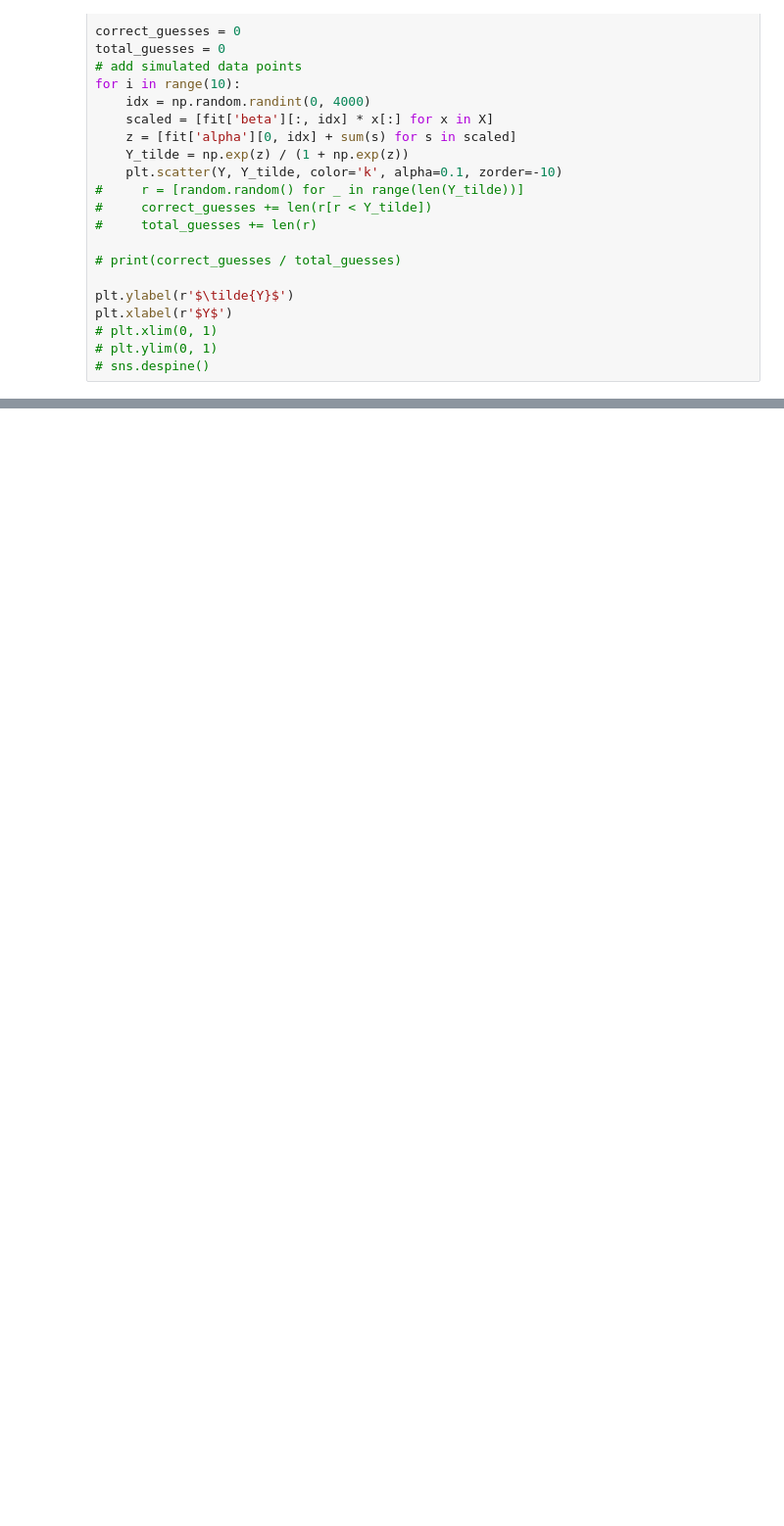
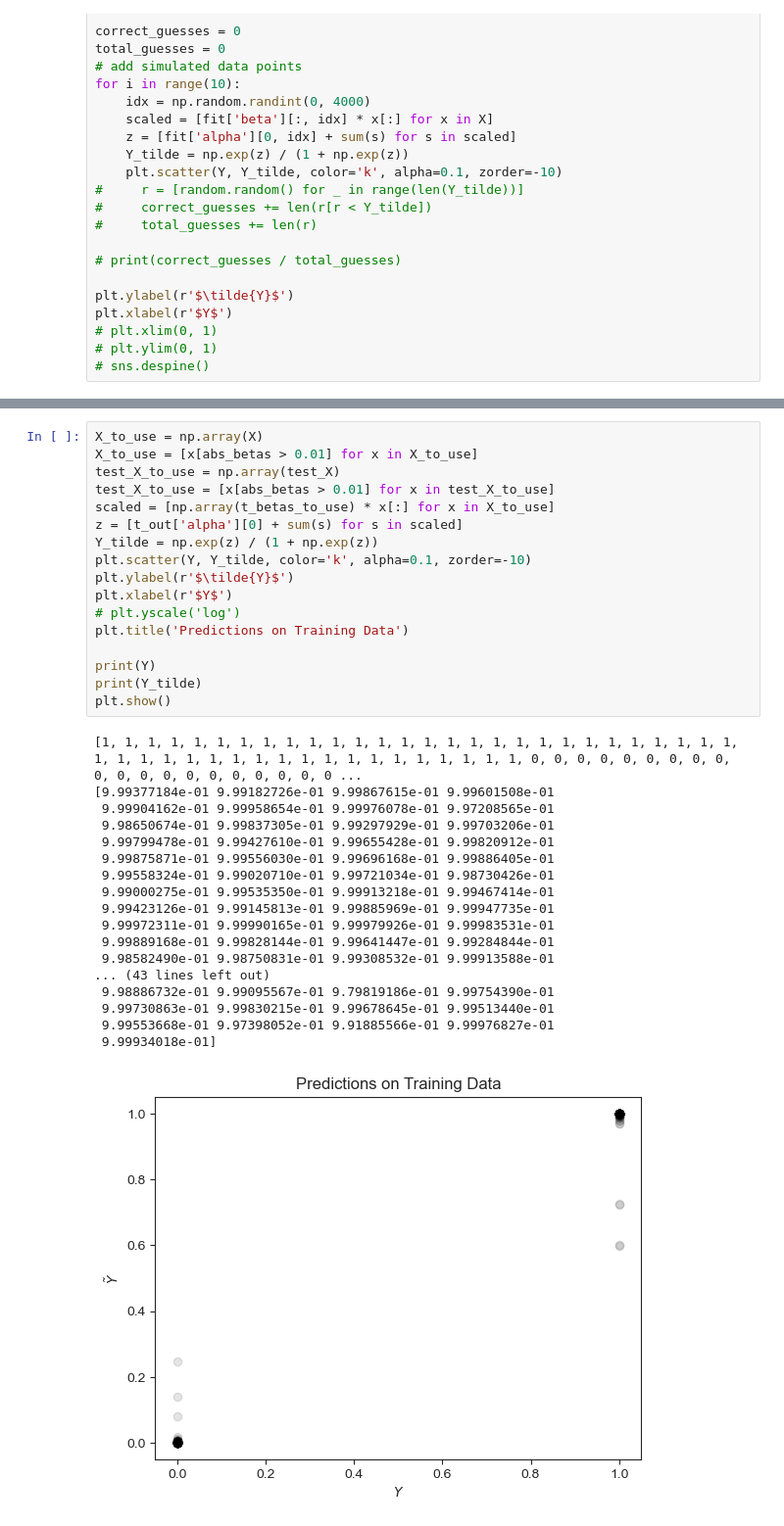
Before and after one commit to CamLunn/Bayesian-Logistic-Regression-Kidney-Disease, a Jupyter notebook: model_notebook_1.ipynb, the cells around one changed output, grey strips where cells are left out. Shown at 98% size. Cells and saved outputs as stored; diff of their text form; blank space fills up the shorter version.

```diff
--- a/model_notebook_1.ipynb
+++ b/model_notebook_1.ipynb
@@ -313 +405,37 @@ plt.show()
+# %%
+X_to_use = np.array(X)
+X_to_use = [x[abs_betas > 0.01] for x in X_to_use]
+test_X_to_use = np.array(test_X)
+test_X_to_use = [x[abs_betas > 0.01] for x in test_X_to_use]
+scaled = [np.array(t_betas_to_use) * x[:] for x in X_to_use]
+z = [t_out['alpha'][0] + sum(s) for s in scaled]
+Y_tilde = np.exp(z) / (1 + np.exp(z))
+plt.scatter(Y, Y_tilde, color='k', alpha=0.1, zorder=-10)
+plt.ylabel(r'$\tilde{Y}$')
+plt.xlabel(r'$Y$')
+# plt.yscale('log')
+plt.title('Predictions on Training Data')
+
+print(Y)
+print(Y_tilde)
+plt.show()
+# %% [output]
+[1, 1, 1, 1, 1, 1, 1, 1, 1, 1, 1, 1, 1, 1, 1, 1, 1, 1, 1, 1, 1, 1, 1, 1, 1, 1, 1, 1, 1, 1, 1, 1, 1, 1, 1, 1, 1, 1, 1, 1, 1, 1, 1, 1, 1, 1, 1, 0, 0, 0, 0, 0, 0, 0, 0, 0, 0, 0, 0, 0, 0, 0, 0, 0, 0, 0, 0 ...
+[9.99377184e-01 9.99182726e-01 9.99867615e-01 9.99601508e-01
+ 9.99904162e-01 9.99958654e-01 9.99976078e-01 9.97208565e-01
+ 9.98650674e-01 9.99837305e-01 9.99297929e-01 9.99703206e-01
+ 9.99799478e-01 9.99427610e-01 9.99655428e-01 9.99820912e-01
+ 9.99875871e-01 9.99556030e-01 9.99696168e-01 9.99886405e-01
+ 9.99558324e-01 9.99020710e-01 9.99721034e-01 9.98730426e-01
+ 9.99000275e-01 9.99535350e-01 9.99913218e-01 9.99467414e-01
+ 9.99423126e-01 9.99145813e-01 9.99885969e-01 9.99947735e-01
+ 9.99972311e-01 9.99990165e-01 9.99979926e-01 9.99983531e-01
+ 9.99889168e-01 9.99828144e-01 9.99641447e-01 9.99284844e-01
+ 9.98582490e-01 9.98750831e-01 9.99308532e-01 9.99913588e-01
+... (43 lines left out)
+ 9.98886732e-01 9.99095567e-01 9.79819186e-01 9.99754390e-01
+ 9.99730863e-01 9.99830215e-01 9.99678645e-01 9.99513440e-01
+ 9.99553668e-01 9.97398052e-01 9.91885566e-01 9.99976827e-01
+ 9.99934018e-01]
+[figure, added]
 # %%
```
Also changed, not shown: parts of 9 cells of this notebook.
